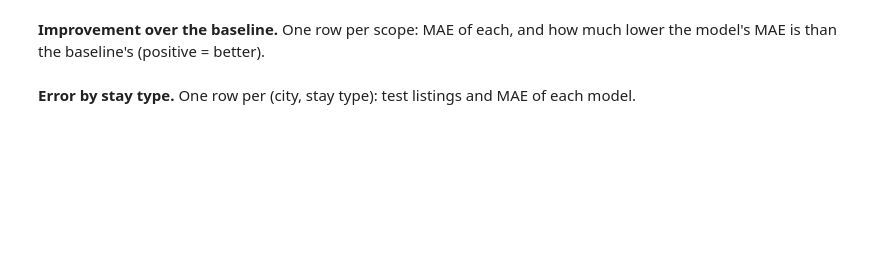
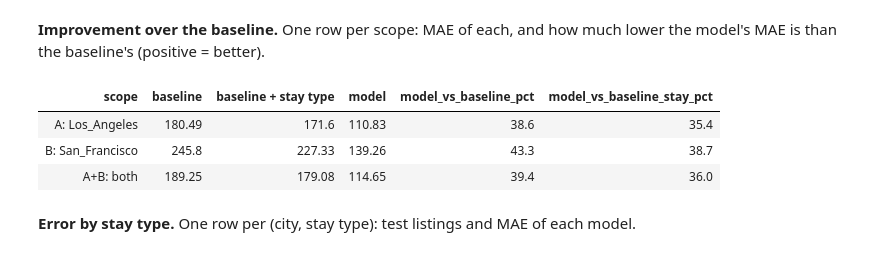
Before and after one commit to yuriibobas/PizzaByte_group_assignment_2, a Jupyter notebook: notebooks/price_model.ipynb, the cells around one changed output. Cells and saved outputs as stored; diff of their text form; code cells hidden in the pictures; blank space fills up the shorter version.

```diff
--- a/notebooks/price_model.ipynb
+++ b/notebooks/price_model.ipynb
@@ -225,16 +335,15 @@ display(results.round(2))
 # %% [markdown]
 **Improvement over the baseline.** One row per scope: MAE of each, and how much lower the model's MAE is than the baseline's (positive = better).
 # %%
-wide = results.pivot(index="scope", columns="model", values="mae")[["baseline", "baseline + stay type", "model"]]
+wide = results.pivot(index="scope", columns="model", values="mae")[["baseline", "baseline + stay type", "model"]].reindex(list(scopes))
 wide["model_vs_baseline_pct"] = (100 * (1 - wide["model"] / wide["baseline"])).round(1)
 wide["model_vs_baseline_stay_pct"] = (100 * (1 - wide["model"] / wide["baseline + stay type"])).round(1)
 display(wide.round(2).rename_axis("scope").reset_index())
-
-ax = wide[["baseline", "baseline + stay type", "model"]].plot.bar(figsize=(9, 4), rot=0, color=["#bbbbbb", "#888888", "#2ca02c"])
-for c in ax.containers:
-    ax.bar_label(c, fmt="$%.0f", fontsize=8)
-ax.set(title="Test-set MAE: the model against the baselines", xlabel="", ylabel="MAE, USD per night")
-plt.tight_layout(); plt.show()
+# %% [output]
+| scope | baseline | baseline + stay type | model | model_vs_baseline_pct | model_vs_baseline_stay_pct |
+| A: Los_Angeles | 180.49 | 171.6 | 110.83 | 38.6 | 35.4 |
+| B: San_Francisco | 245.8 | 227.33 | 139.26 | 43.3 | 38.7 |
+| A+B: both | 189.25 | 179.08 | 114.65 | 39.4 | 36.0 |
 # %% [markdown]
 **Error by stay type.** One row per (city, stay type): test listings and MAE of each model.
 # %%
```
Also changed, not shown: parts of 39 cells of this notebook, 2 other files.
